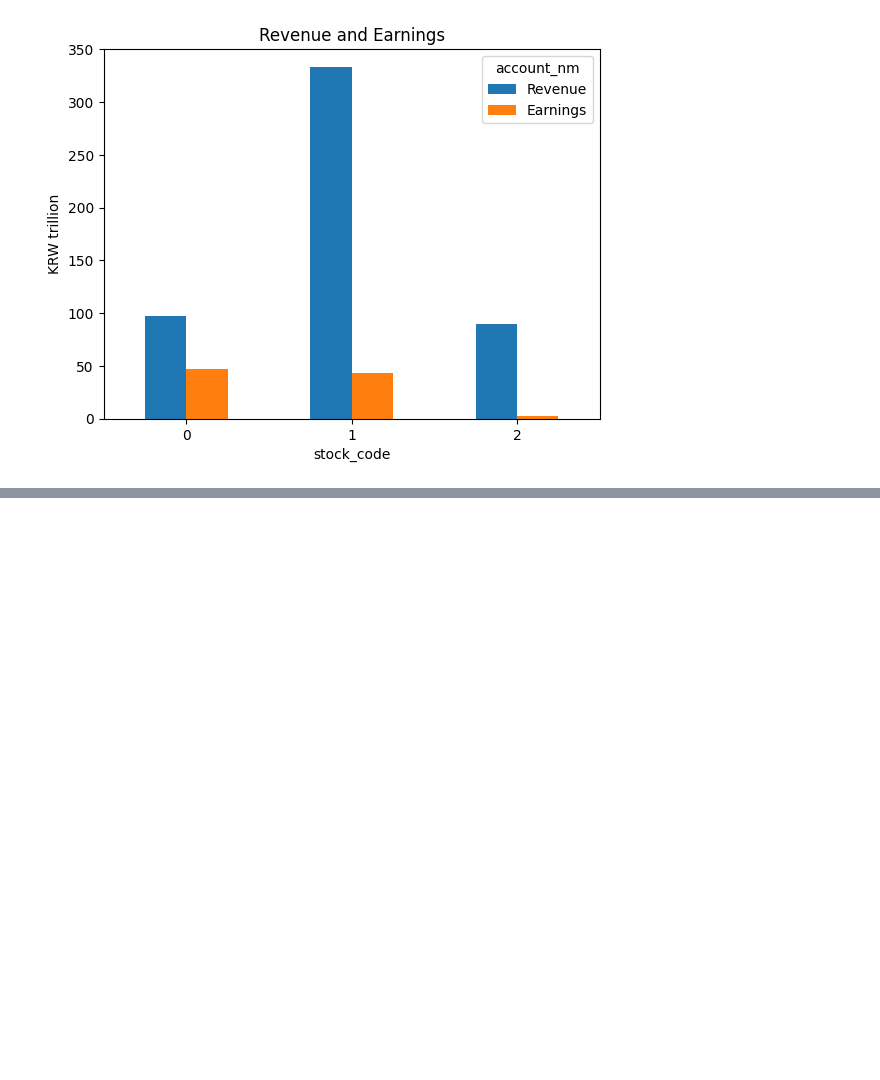
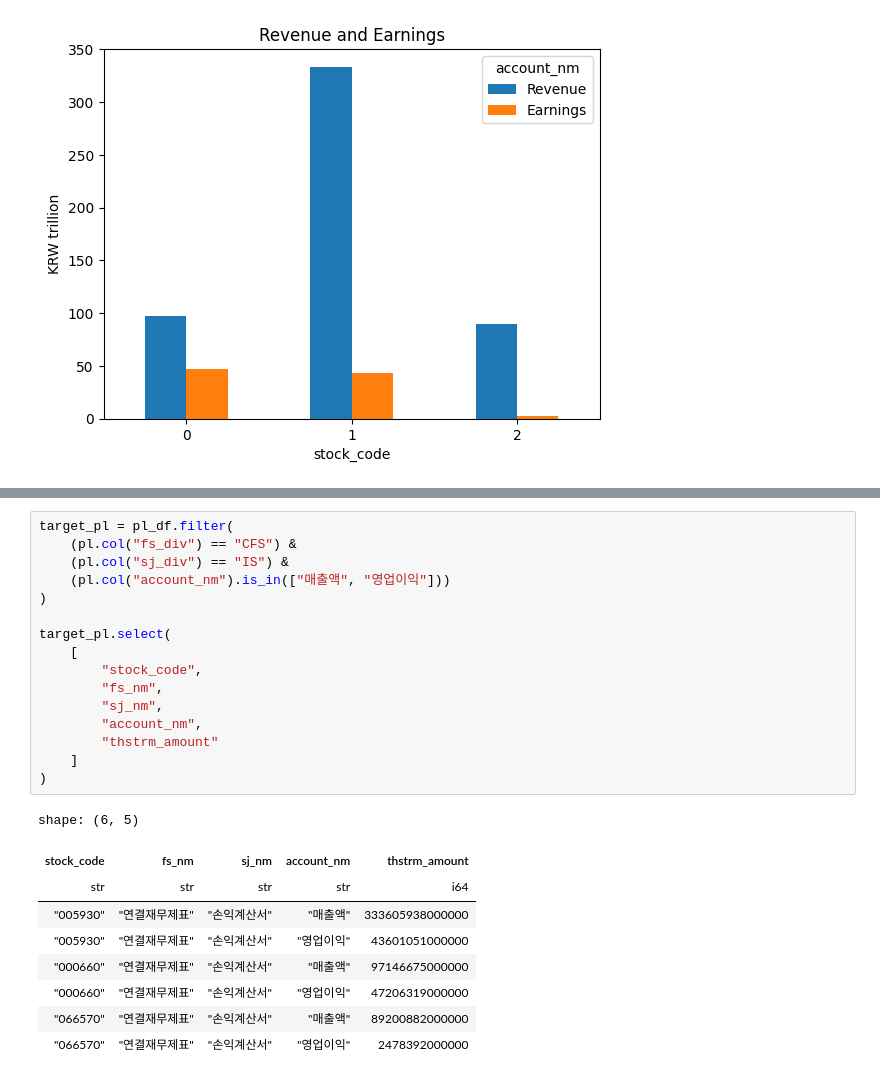
Before and after one commit to daonkim462/FinanceSeminar, a Jupyter notebook: Finance_seminar.ipynb, the cells around one changed output, grey strips where cells are left out. Drawn from its saved outputs; the diff is of its cells as text; blank space fills up the shorter version.

```diff
--- a/Finance_seminar.ipynb
+++ b/Finance_seminar.ipynb
@@ -376,0 +454,26 @@ plt.show()
+# %%
+target_pl = pl_df.filter(
+    (pl.col("fs_div") == "CFS") &
+    (pl.col("sj_div") == "IS") &
+    (pl.col("account_nm").is_in(["매출액", "영업이익"]))
+)
+
+target_pl.select(
+    [
+        "stock_code",
+        "fs_nm",
+        "sj_nm",
+        "account_nm",
+        "thstrm_amount"
+    ]
+)
+# %% [output]
+shape: (6, 5)
+| stock_code | fs_nm | sj_nm | account_nm | thstrm_amount |
+| str | str | str | str | i64 |
+| "005930" | "연결재무제표" | "손익계산서" | "매출액" | 333605938000000 |
+| "005930" | "연결재무제표" | "손익계산서" | "영업이익" | 43601051000000 |
+| "000660" | "연결재무제표" | "손익계산서" | "매출액" | 97146675000000 |
+| "000660" | "연결재무제표" | "손익계산서" | "영업이익" | 47206319000000 |
+| "066570" | "연결재무제표" | "손익계산서" | "매출액" | 89200882000000 |
+| "066570" | "연결재무제표" | "손익계산서" | "영업이익" | 2478392000000 |
```
Also changed, not shown: parts of 9 cells of this notebook.
